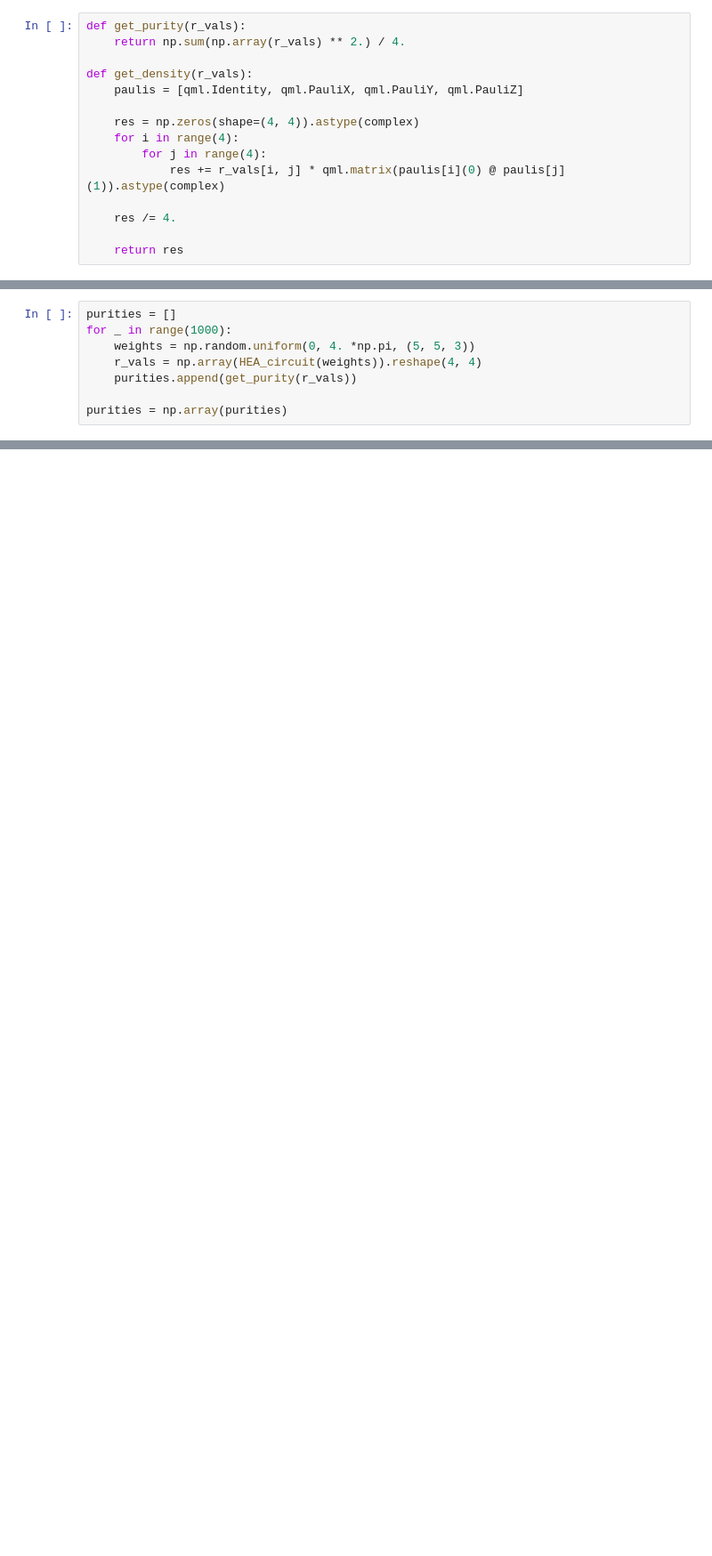
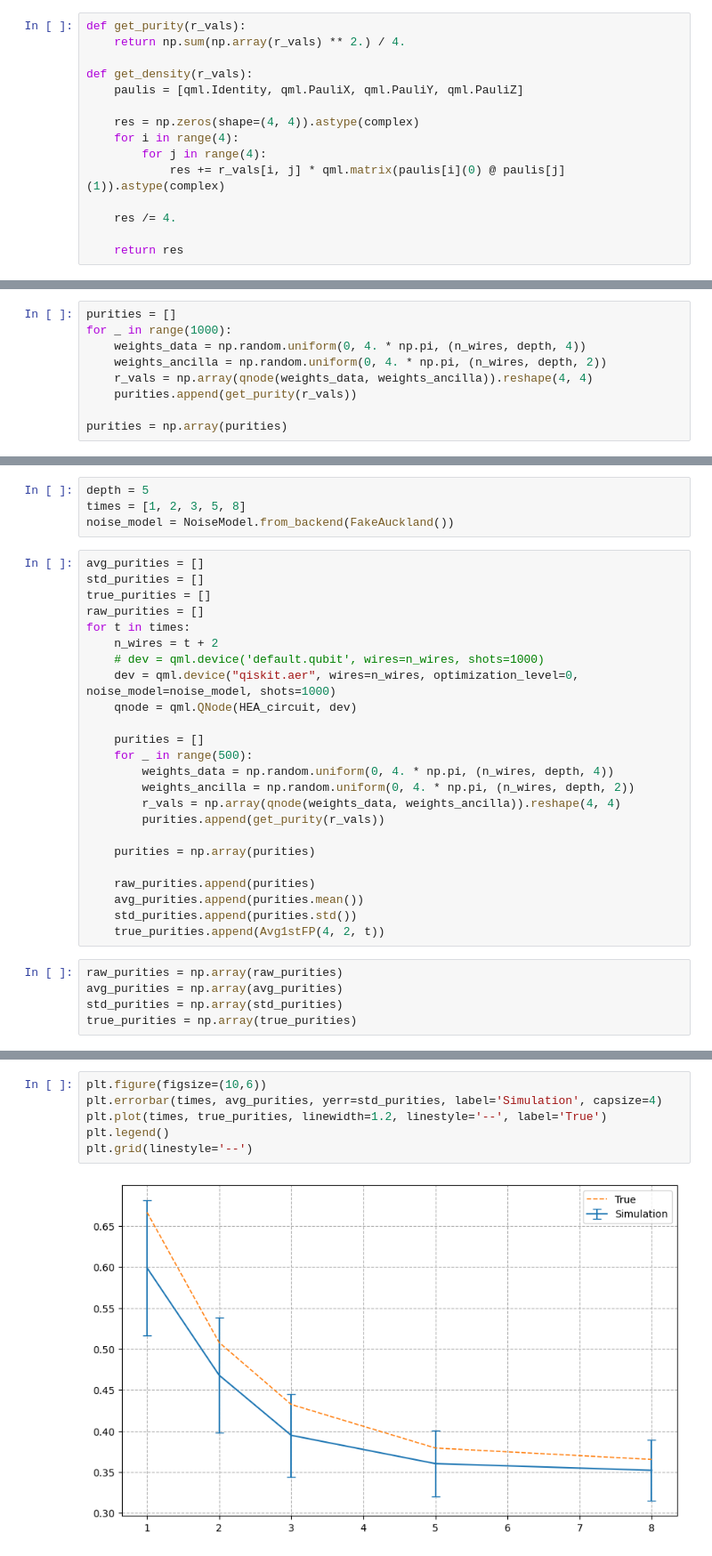
Before and after one commit to bzGit06/HaarQML, a Jupyter notebook: QTM_pennylane_simple.ipynb, the cells around one changed output, grey strips where cells are left out. Shown: that part at 89% size. Saved outputs shown, nothing was run; the diff lists cells and outputs as text; blank space fills up the shorter version.

Commit message:
update noise expm

```diff
--- a/QTM_pennylane_simple.ipynb
+++ b/QTM_pennylane_simple.ipynb
@@ -182,8 +191,9 @@ fig.show()
 # %%
 purities = []
 for _ in range(1000):
-    weights = np.random.uniform(0, 4. *np.pi, (5, 5, 3))
-    r_vals = np.array(HEA_circuit(weights)).reshape(4, 4)
+    weights_data = np.random.uniform(0, 4. * np.pi, (n_wires, depth, 4))
+    weights_ancilla = np.random.uniform(0, 4. * np.pi, (n_wires, depth, 2))
+    r_vals = np.array(qnode(weights_data, weights_ancilla)).reshape(4, 4)
     purities.append(get_purity(r_vals))
 
 purities = np.array(purities)
@@ -198,0 +211,33 @@ Avg1stFP(4, 2, 3)
+# %%
+depth = 5
+times = [1, 2, 3, 5, 8]
+noise_model = NoiseModel.from_backend(FakeAuckland())
+# %%
+avg_purities = []
+std_purities = []
+true_purities = []
+raw_purities = []
+for t in times:
+    n_wires = t + 2
+    # dev = qml.device('default.qubit', wires=n_wires, shots=1000)
+    dev = qml.device("qiskit.aer", wires=n_wires, optimization_level=0, noise_model=noise_model, shots=1000)
+    qnode = qml.QNode(HEA_circuit, dev)
+
+    purities = []
+    for _ in range(500):
+        weights_data = np.random.uniform(0, 4. * np.pi, (n_wires, depth, 4))
+        weights_ancilla = np.random.uniform(0, 4. * np.pi, (n_wires, depth, 2))
+        r_vals = np.array(qnode(weights_data, weights_ancilla)).reshape(4, 4)
+        purities.append(get_purity(r_vals))
+
+    purities = np.array(purities)
+
+    raw_purities.append(purities)
+    avg_purities.append(purities.mean())
+    std_purities.append(purities.std())
+    true_purities.append(Avg1stFP(4, 2, t))
+# %%
+raw_purities = np.array(raw_purities)
+avg_purities = np.array(avg_purities)
+std_purities = np.array(std_purities)
+true_purities = np.array(true_purities)
@@ -198,0 +250,8 @@ Avg1stFP(4, 2, 3)
+# %%
+plt.figure(figsize=(10,6))
+plt.errorbar(times, avg_purities, yerr=std_purities, label='Simulation', capsize=4)
+plt.plot(times, true_purities, linewidth=1.2, linestyle='--', label='True')
+plt.legend()
+plt.grid(linestyle='--')
+# %% [output]
+[figure, added]
```
Also changed, not shown: parts of 13 cells of this notebook.
